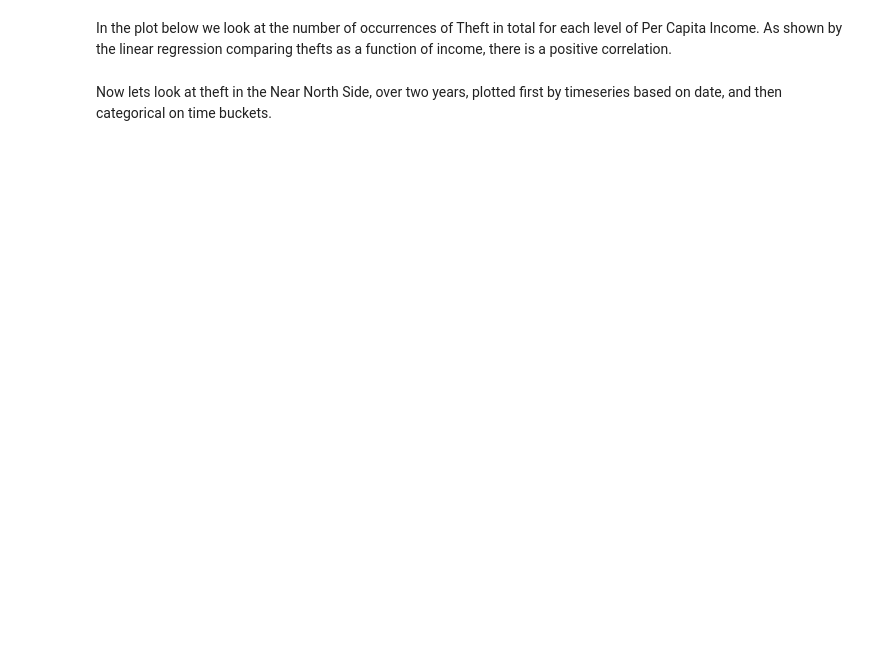
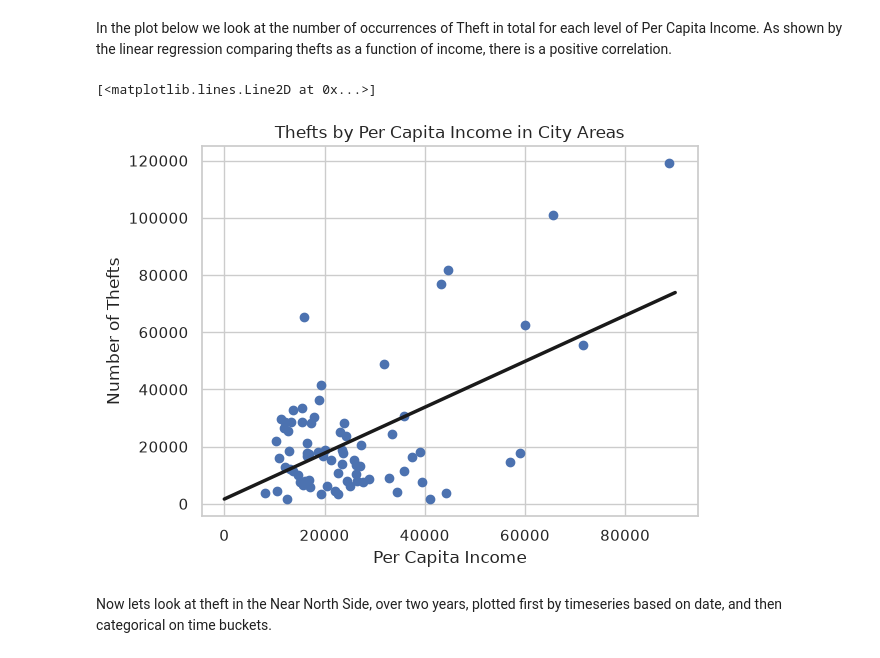
Before and after one commit to ogladr-kjarr/learning-EDA-with-Python, a Jupyter notebook: ChicagoCrimeSocioEconomicData.ipynb, the cells around one changed output. Saved outputs shown, nothing was run; the diff lists cells and outputs as text; code cells hidden in the pictures; blank space fills up the shorter version.

```diff
--- a/ChicagoCrimeSocioEconomicData.ipynb
+++ b/ChicagoCrimeSocioEconomicData.ipynb
@@ -524,22 +522,25 @@ In the plot below we look at the number of occurrences of Theft in total for eac
 # %%
 
 # Here we filter out the Community Area zero value as this has no census data and causes the linear regression to fail
 theft_df = enriched_count_by_area_and_type_df.filter(
-    (pl.col("PrimaryType") == "THEFT") & (pl.col("CommunityArea") != 0)
+    pl.col("PrimaryType") == "THEFT"
 )
 
 fig, ax = plt.subplots()
 ax.scatter(theft_df['PerCapitaIncome'],
             theft_df['NumberOfCrimes'])
 ax.set_title("Thefts by Per Capita Income in City Areas")
 ax.set_xlabel("Per Capita Income")
 ax.set_ylabel("Number of Thefts")
 
 slope, intercept = np.polyfit(theft_df['PerCapitaIncome'],
                                                 theft_df['NumberOfCrimes'],
                                                 deg=1)
 xseq = np.linspace(0, 90000, 10)
 ax.plot(xseq, intercept + slope * xseq, color="k", lw=2.5)
+# %% [output]
+[<matplotlib.lines.Line2D at 0x...>]
+[figure, added]
 # %% [markdown]
 Now lets look at theft in the Near North Side, over two years, plotted first by timeseries based on date, and then categorical on time buckets.
 # %%
```
Also changed, not shown: parts of 23 cells of this notebook.
